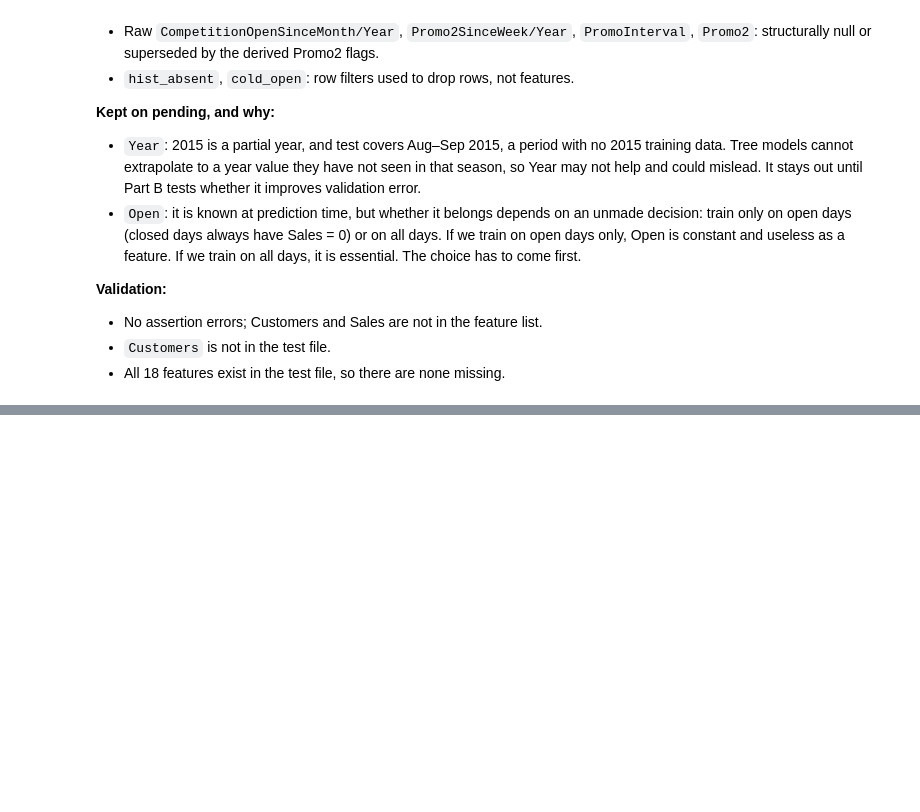
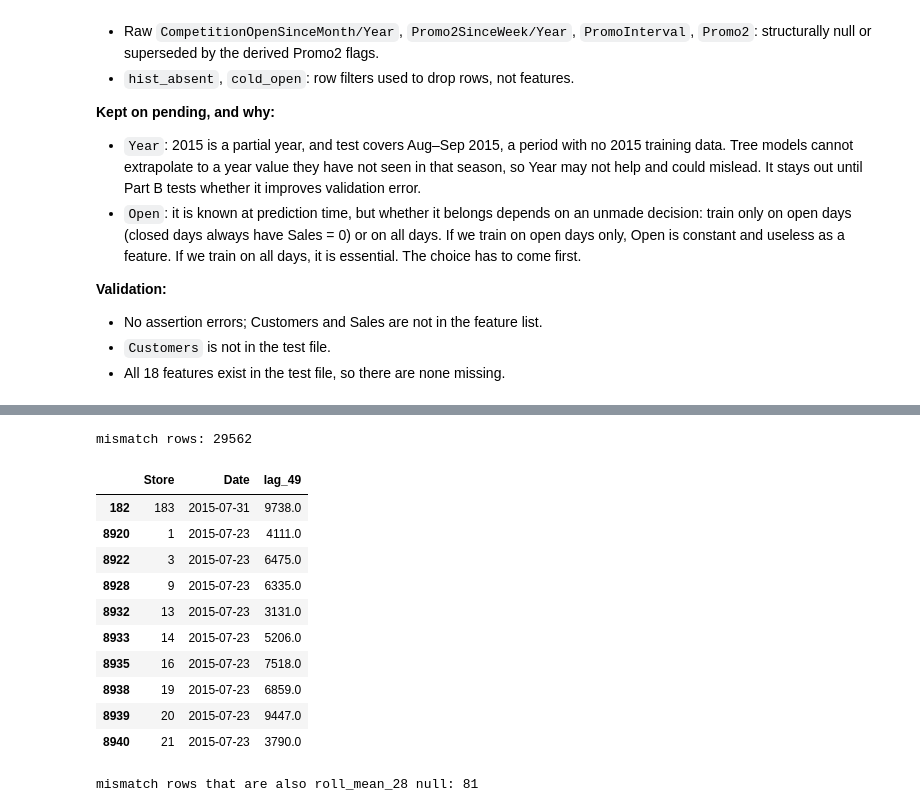
Before and after one commit to Aliraza-Amjad-Shaikh/demand-lens, a Jupyter notebook: notebooks/03_feature_engineering.ipynb, the cells around one changed output, grey strips where cells are left out. Drawn from its saved outputs; the diff is of its cells as text; code cells hidden in the pictures; blank space fills up the shorter version.

```diff
--- a/notebooks/03_feature_engineering.ipynb
+++ b/notebooks/03_feature_engineering.ipynb
@@ -998,0 +1168,34 @@ features: 18 | missing from test: set()
+# %%
+# B. Inspect lag mismatches: are they off-by-one, or aligned to filtered rows?
+
+s = train.set_index(['Store', 'Date'])['Sales']
+
+key = pd.MultiIndex.from_arrays([train['Store'], train['Date'] - pd.Timedelta(days=49)])
+
+ref = s.reindex(key).to_numpy()
+
+mask = ~np.isnan(ref) & train['lag_49'].notna().to_numpy() & ~train['lag_49_filled'].astype(bool).to_numpy()
+
+bad = mask & (ref != train['lag_49'].to_numpy())
+# %%
+print("mismatch rows:", bad.sum())
+# %% [output]
+mismatch rows: 29562
+# %%
+train.loc[bad, ['Store', 'Date', 'lag_49']].head(10)
+# %% [output]
+|  | Store | Date | lag_49 |
+| 182 | 183 | 2015-07-31 | 9738.0 |
+| 8920 | 1 | 2015-07-23 | 4111.0 |
+| 8922 | 3 | 2015-07-23 | 6475.0 |
+| 8928 | 9 | 2015-07-23 | 6335.0 |
+| 8932 | 13 | 2015-07-23 | 3131.0 |
+| 8933 | 14 | 2015-07-23 | 5206.0 |
+| 8935 | 16 | 2015-07-23 | 7518.0 |
+| 8938 | 19 | 2015-07-23 | 6859.0 |
+| 8939 | 20 | 2015-07-23 | 9447.0 |
+| 8940 | 21 | 2015-07-23 | 3790.0 |
+# %%
+print("mismatch rows that are also roll_mean_28 null:", int((bad & null_mask.to_numpy()).sum()))
+# %% [output]
+mismatch rows that are also roll_mean_28 null: 81
```
Also changed, not shown: parts of 20 cells of this notebook.
